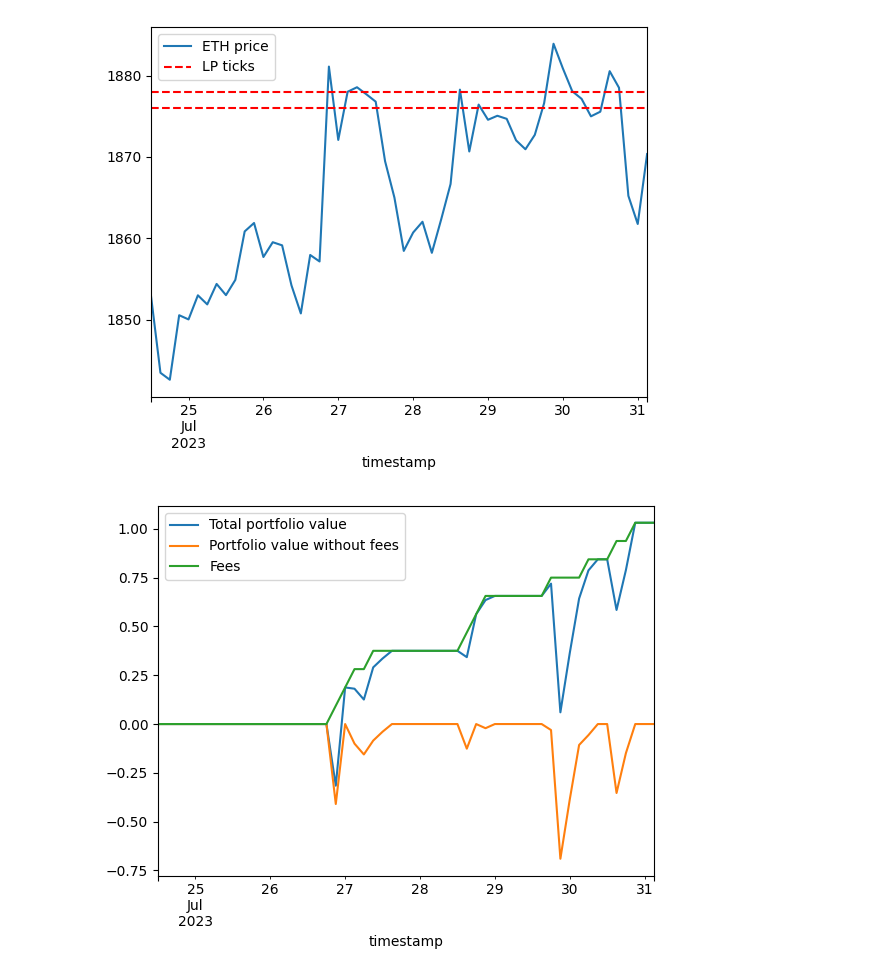
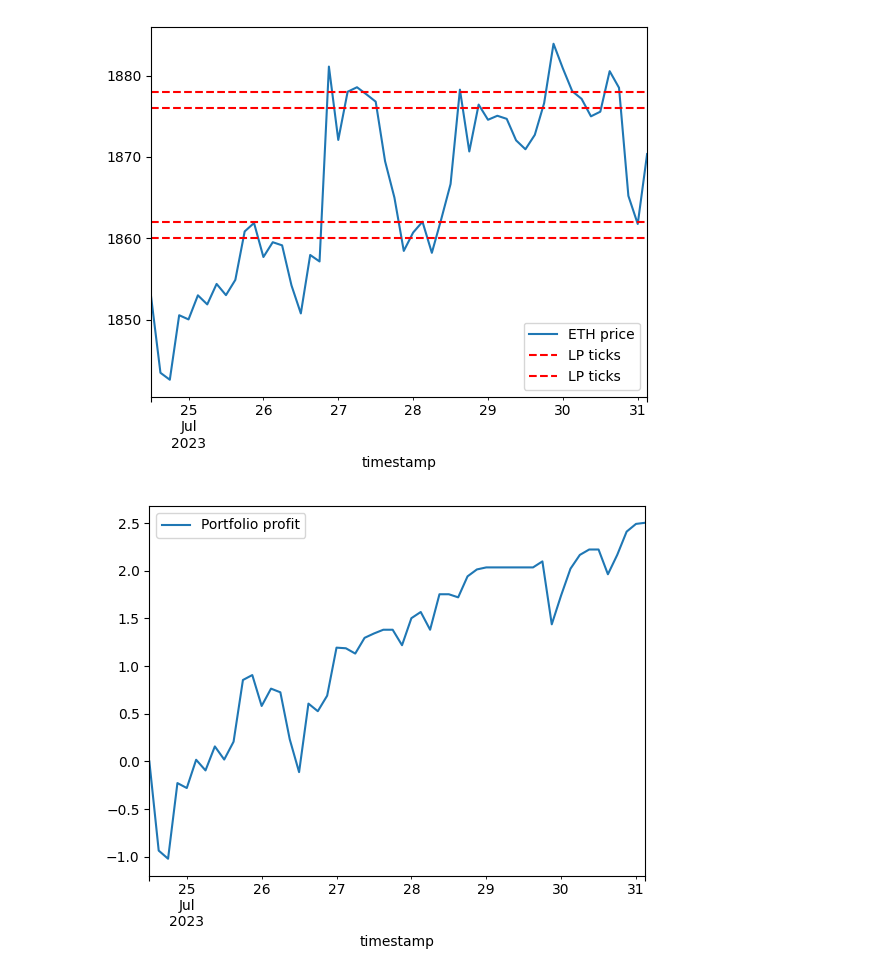
Before and after one commit to Bouananhich/Defi-Synth-Options, a Jupyter notebook: Simulation_Notebook.ipynb, the cells around one changed output. Saved outputs shown, nothing was run; the diff lists cells and outputs as text; code cells hidden in the pictures.

```diff
--- a/Simulation_Notebook.ipynb
+++ b/Simulation_Notebook.ipynb
@@ -5,6 +5,12 @@ import pandas as pd
 from datetime import datetime
 import matplotlib.pyplot as plt
 import numpy as np
+# %%
+# Define global parameters
+
+timeframe_days = 7  # Number of days to consider (max 7 with this file)
+timeframe_hours = timeframe_days * 8  # Convert to 3-hours timeframe
+pool_fees = 0.0005 # Fees of the simulated pool (0.05%)
 # %%
 # Read data from CSV file and convert the timestamp column to datetime format
 
@@ -13,0 +21,9 @@ x = x.set_index("timestamp")
+# %%
+# Create a DataFrame for ETH price data and determine enters and exits of the specified price range
+def compute_transitions(eth_price,lower_tick,higher_tick):
+    df_eth_price = pd.DataFrame(eth_price)
+    enters_range = (df_eth_price["open"] >= lower_tick) & (df_eth_price["open"].shift(1)<lower_tick)
+    exits_range =  (df_eth_price["open"] <= higher_tick) & (df_eth_price["open"].shift(1)>higher_tick)
+    transitions = enters_range | exits_range
+    transitions = transitions.astype(int)*pool_fees
+    return transitions
@@ -14,22 +99,32 @@ x = x.set_index("timestamp")
 # %%
-# Define parameters
-
-timeframe_days = 31  # Number of days to consider
-timeframe_hours = timeframe_days * 8  # Number of hours to consider based on timeframe_days
 eth_borrowed = 0.1  # Amount of ETH borrowed for liquidity provision
 lower_tick = 1876  # Lower tick value for the range
 higher_tick = 1878  # Higher tick value for the range
-pool_fees = 0.0005 # Fees of the simulated pool (0.05%)
 
 eth_supplied = eth_borrowed #Amount to supply
+
+# Initialization of the portfolio to simulate
+user_ptf = portfolio()
+
+# Adding LP positions
+user_ptf.add_position(1876,1878,0.1)
+user_ptf.add_position(1860,1862,0.1)
+
+# Adding a short position
+user_ptf.add_debt(0.1)
+
+# Simulation of the portfolio
+user_ptf.compute_ptf_value(eth_price)
 # %%
 # Plot ETH price over the selected timeframe
 
-eth_price = x["open"][-timeframe_hours:]
 eth_price.plot(label="ETH price")
-plt.axhline(lower_tick,linestyle="--",color = "r",label="LP ticks")
-plt.axhline(higher_tick,linestyle="--",color = "r")
+
+for position in user_ptf.positions:
+    plt.axhline(position.lower_tick,linestyle="--",color = "r",label="LP ticks")
+    plt.axhline(position.higher_tick,linestyle="--",color = "r")
+
 plt.legend()
 plt.show()
 # %% [output]
-[figure, old version]
+[figure, new version]
@@ -71,10 +131,8 @@ ptf["impermanent loss"] = ptf["LP value"]/ptf["debt"] - 1
 # %%
 # Plot total portfolio value and its components
 
-(ptf["ptf value"]+ptf["fees"]).plot(label="Total portfolio value")
-(ptf["ptf value"]).plot(label="Portfolio value without fees")
-(ptf["fees"].plot(label="Fees"))
+(user_ptf.ptf["profit"]).plot(label="Portfolio profit")
 plt.legend()
 plt.show()
 # %% [output]
-[figure, old version]
+[figure, new version]
```
Also changed, not shown: parts of 8 cells of this notebook.
